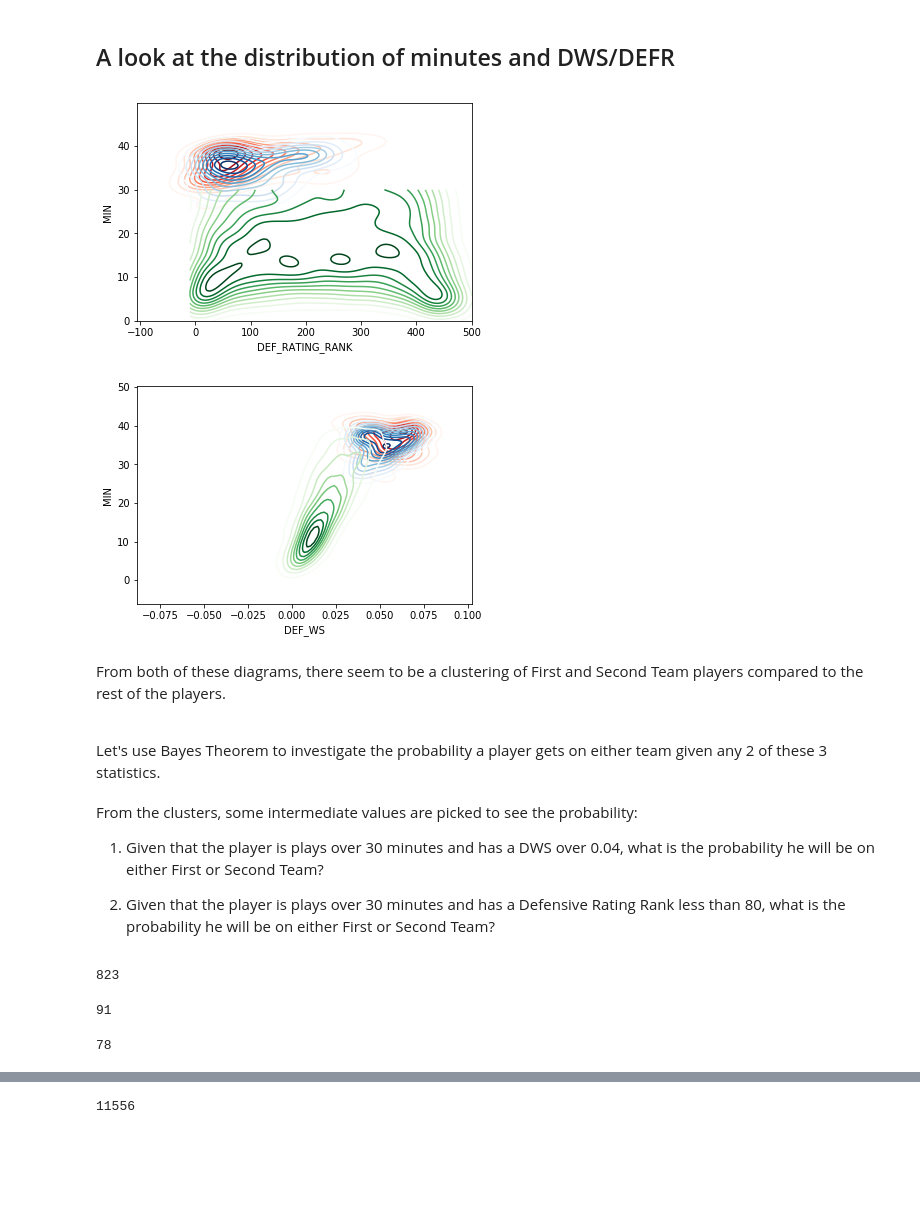
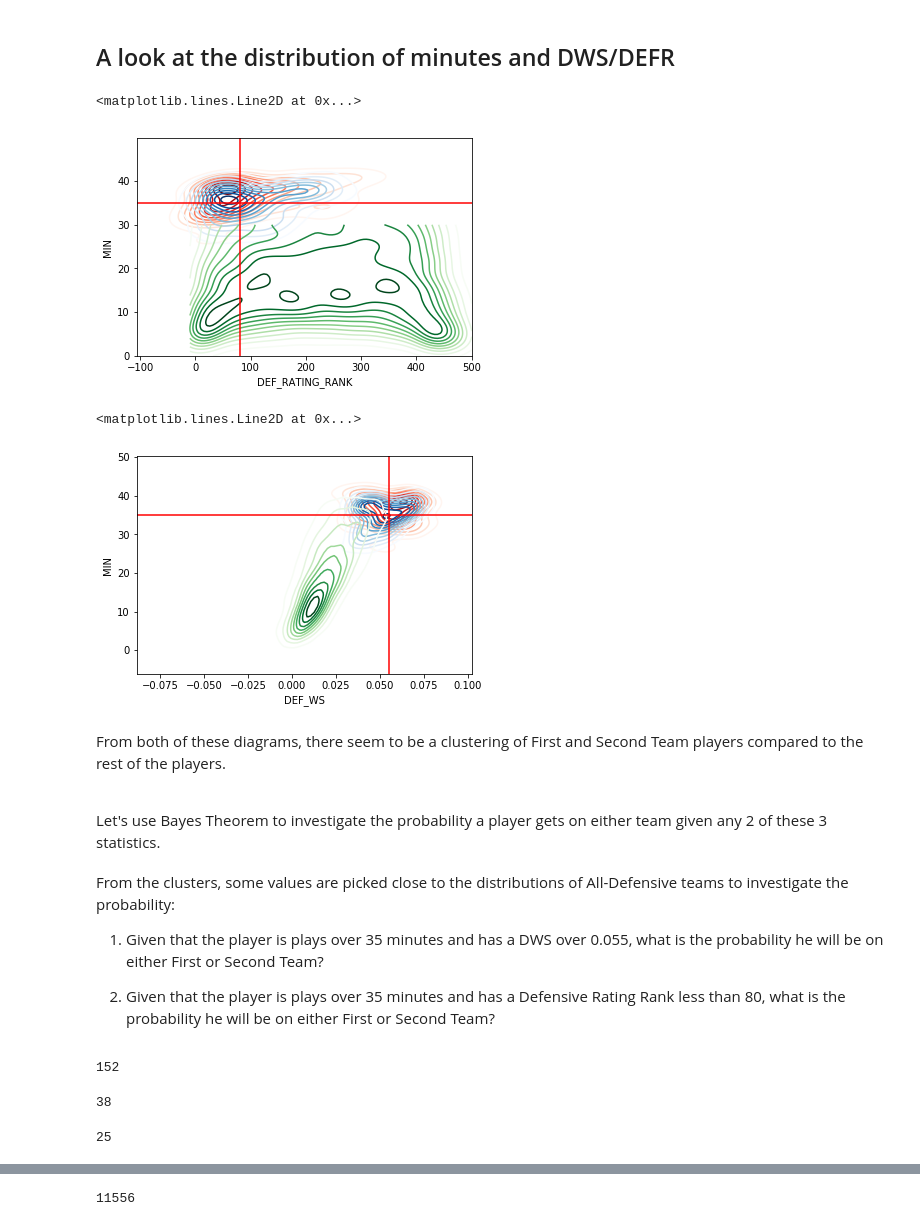
Before and after one commit to jon88cho/Basketball, a Jupyter notebook: Defense/Defensive_Impact.ipynb, the cells around one changed output, grey strips where cells are left out. Saved outputs shown, nothing was run; the diff lists cells and outputs as text; code cells hidden in the pictures; blank space fills up the shorter version.

```diff
--- a/Defense/Defensive_Impact.ipynb
+++ b/Defense/Defensive_Impact.ipynb
@@ -697,35 +721,41 @@ DWS_MIN_Non_Nominees = Defense_General [["DEF_WS","MIN"]][Defense_General["All_T
 ax = sns.kdeplot(DEFR_MIN_First_Team.DEF_RATING_RANK, DEFR_MIN_First_Team.MIN, cmap="Reds", shade_lowest=False)
 ax = sns.kdeplot(DEFR_MIN_Second_Team.DEF_RATING_RANK, DEFR_MIN_Second_Team.MIN, cmap="Blues",shade_lowest=False)
 ax = sns.kdeplot(DEFR_MIN_Non_Nominees.DEF_RATING_RANK, DEFR_MIN_Non_Nominees.MIN, cmap="Greens", shade_lowest=False,clip = ((-10,500),(0,30)))
+plt.axvline(x=80,color ="r")
+plt.axhline(y=35,color ="r")
 # %% [output]
+<matplotlib.lines.Line2D at 0x...>
-[figure, old version]
+[figure, new version]
 # %%
 ax = sns.kdeplot(DWS_MIN_First_Team.DEF_WS, DWS_MIN_First_Team.MIN, cmap="Reds", shade_lowest=False)
 ax = sns.kdeplot(DWS_MIN_Second_Team.DEF_WS, DWS_MIN_Second_Team.MIN, cmap="Blues",shade_lowest=False)
 ax = sns.kdeplot(DWS_MIN_Non_Nominees.DEF_WS, DWS_MIN_Non_Nominees.MIN, cmap="Greens", shade_lowest=False)
+plt.axvline(x=0.055,color ="r")
+plt.axhline(y=35,color ="r")
 # %% [output]
+<matplotlib.lines.Line2D at 0x...>
-[figure, old version]
+[figure, new version]
 # %% [markdown]
 From both of these diagrams, there seem to be a clustering of First and Second Team players compared to the rest of the players.
 
 <br>
 Let's use Bayes Theorem to investigate the probability a player gets on either team given any 2 of these 3 statistics.
 # %% [markdown]
-From the clusters, some intermediate values are picked to see the probability:
+From the clusters, some values are picked close to the distributions of All-Defensive teams to investigate the probability:
 
-1) Given that the player is plays over 30 minutes and has a DWS over 0.04, what is the probability he will be on either First or Second Team?
+1) Given that the player is plays over 35 minutes and has a DWS over 0.055, what is the probability he will be on either First or Second Team?
 
-2) Given that the player is plays over 30 minutes and has a Defensive Rating Rank less than 80, what is the probability he will be on either First or Second Team?
+2) Given that the player is plays over 35 minutes and has a Defensive Rating Rank less than 80, what is the probability he will be on either First or Second Team?
 # %%
-len(Defense_General[(Defense_General['MIN'] > 30) & (Defense_General["DEF_WS"] > 0.04)])
+len(Defense_General[(Defense_General['MIN'] > 35) & (Defense_General["DEF_WS"] > 0.055)])
 # %% [output]
-823
+152
 # %%
-len(DWS_MIN_First_Team[(DWS_MIN_First_Team['MIN']>30) & (DWS_MIN_First_Team["DEF_WS"]>0.04)])
+len(DWS_MIN_First_Team[(DWS_MIN_First_Team['MIN']>35) & (DWS_MIN_First_Team["DEF_WS"]>0.055)])
 # %% [output]
-91
+38
 # %%
-len(DWS_MIN_Second_Team[(DWS_MIN_Second_Team['MIN']>30) & (DWS_MIN_Second_Team["DEF_WS"]>0.04)])
+len(DWS_MIN_Second_Team[(DWS_MIN_Second_Team['MIN']>35) & (DWS_MIN_Second_Team["DEF_WS"]>0.055)])
 # %% [output]
-78
+25
 # %%
```
Also changed, not shown: parts of 19 cells of this notebook.
